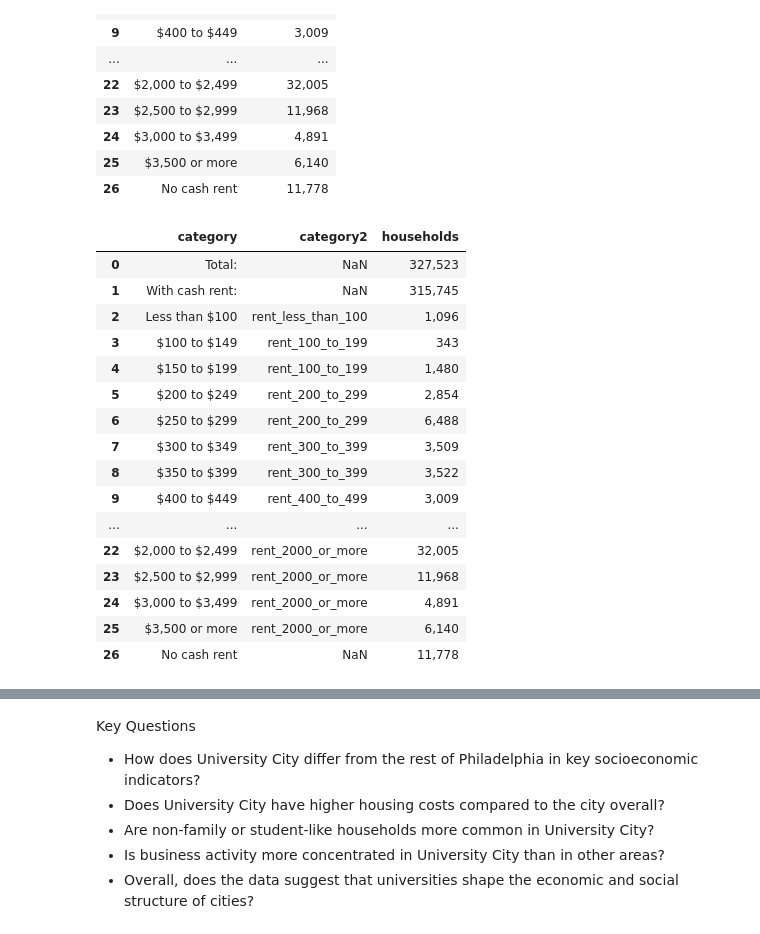
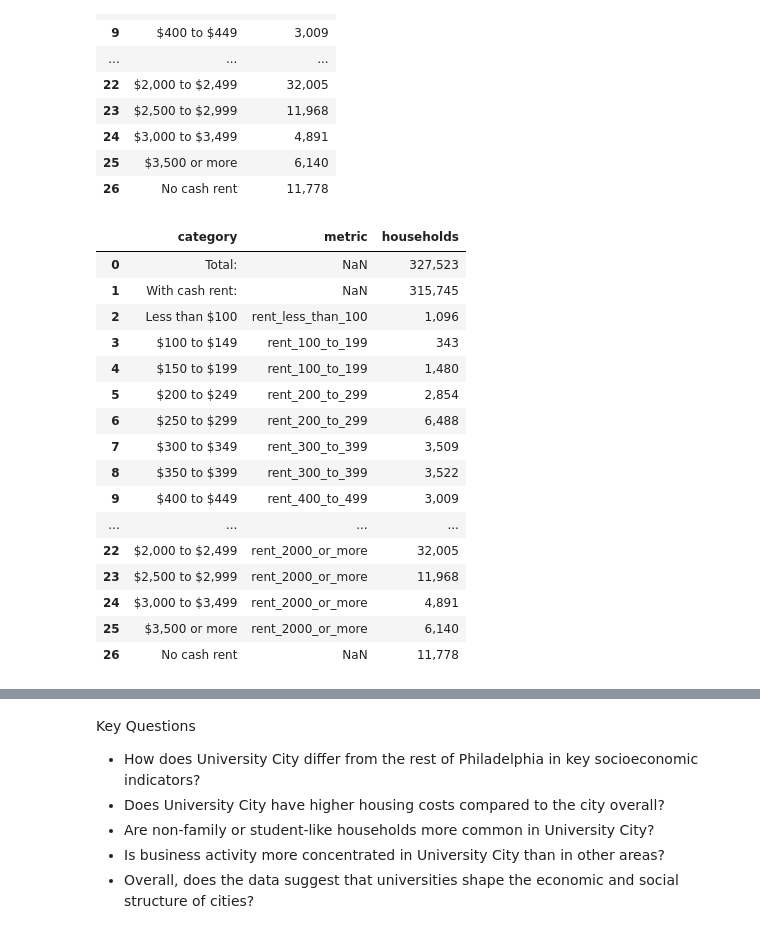
Before and after one commit to arosen28-png/comm3180-S26-Data-Project, a Jupyter notebook: data_analysis/phillyanalysis.ipynb, the cells around one changed output, grey strips where cells are left out. Cells and saved outputs as stored; diff of their text form; code cells hidden in the pictures.

```diff
--- a/data_analysis/phillyanalysis.ipynb
+++ b/data_analysis/phillyanalysis.ipynb
@@ -443,36 +449,36 @@ phillyrent2 = phillyrent.copy()
 # create new bins that match University City
 bin_map = {
     'Lessthan100': 'rent_less_than_100',
     '100to149': 'rent_100_to_199',
     '150to199': 'rent_100_to_199',
     '200to249': 'rent_200_to_299',
     '250to299': 'rent_200_to_299',
     '300to349': 'rent_300_to_399',
     '350to399': 'rent_300_to_399',
     '400to449': 'rent_400_to_499',
     '450to499': 'rent_400_to_499',
     '500to549': 'rent_500_to_599',
     '550to599': 'rent_500_to_599',
     '600to649': 'rent_600_to_699',
     '650to699': 'rent_600_to_699',
     '700to749': 'rent_700_to_799',
     '750to799': 'rent_700_to_799',
     '800to899': 'rent_800_to_899',
     '900to999': 'rent_900_to_999',
     '1,000to1,249': 'rent_1000_to_1249',
     '1,250to1,499': 'rent_1250_to_1499',
     '1,500to1,999': 'rent_1500_to_1999',
     '2,000to2,499': 'rent_2000_or_more',
     '2,500to2,999': 'rent_2000_or_more',
     '3,000to3,499': 'rent_2000_or_more',
     '3,500ormore': 'rent_2000_or_more'
 }
 
-phillyrent2['category2'] = phillyrent2['category'].str.strip().str.replace(' ','').str.replace('$','').map(bin_map)
+phillyrent2['metric'] = phillyrent2['category'].str.strip().str.replace(' ','').str.replace('$','').map(bin_map)
 
-phillyrent2[['category', 'category2', 'households']]
+phillyrent2[['category', 'metric', 'households']]
 # %% [output]
-|  | category | category2 | households |
+|  | category | metric | households |
 | 0 | Total: | NaN | 327,523 |
 | 1 | With cash rent: | NaN | 315,745 |
 | 2 | Less than $100 | rent_less_than_100 | 1,096 |
```
Also changed, not shown: parts of 5 cells of this notebook, 23 other files.
